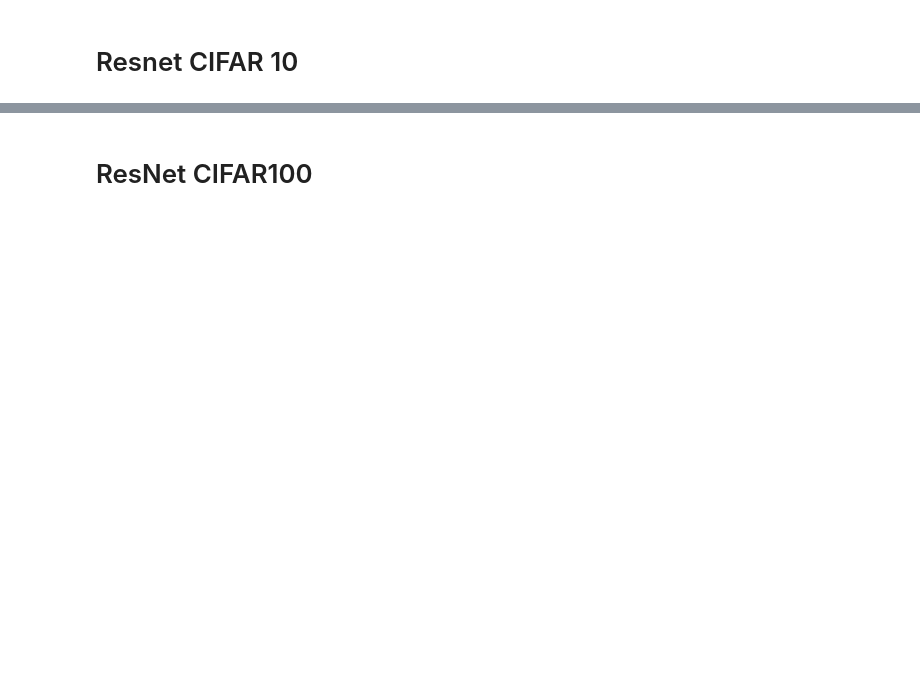
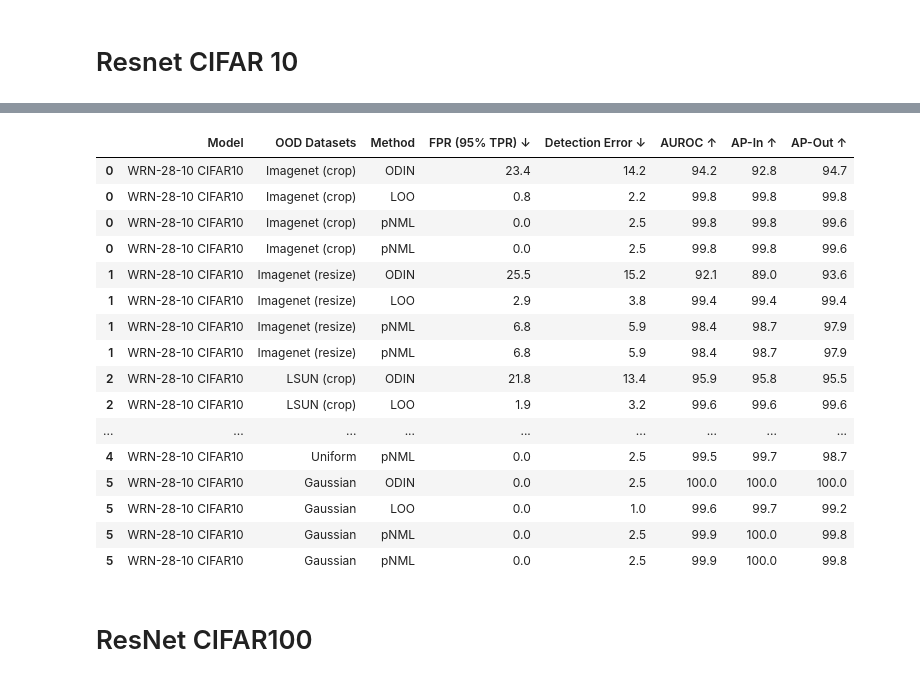
Before and after one commit to kobybibas/pnml_ood_detection, a Jupyter notebook: notebooks/embedding.ipynb, the cells around one changed output, grey strips where cells are left out. Saved outputs shown, nothing was run; the diff lists cells and outputs as text; code cells hidden in the pictures; blank space fills up the shorter version.

```diff
--- a/notebooks/embedding.ipynb
+++ b/notebooks/embedding.ipynb
@@ -299,0 +152,6 @@ result_resnet_cifar10
+# %%
+pnml_df_resnet_cifar10, results_resnet_cifar10_dict = benchmark_pnml(ood_name_benchmark_list,
+                                                                     'WRN-28-10 CIFAR10',
+                                                                     'pNML',
+                                                                     base_dir)
+pnml_df_resnet_cifar10
@@ -300,2 +175,26 @@ result_resnet_cifar10
+# %%
+result_resnet_cifar10 = cat_benchmark_df(odin_df_resnet_cifar10,
+                                         lvo_df_resnet_cifar10,
+                                         pnml_df_resnet_cifar10,    pnml_df_resnet_cifar10)
+#                                          pnml_5_aug_df_resnet_cifar10)
+result_resnet_cifar10
+# %% [output]
+|  | Model | OOD Datasets | Method | FPR (95% TPR) ↓ | Detection Error ↓ | AUROC ↑ | AP-In ↑ | AP-Out ↑ |
+| 0 | WRN-28-10 CIFAR10 | Imagenet (crop) | ODIN | 23.4 | 14.2 | 94.2 | 92.8 | 94.7 |
+| 0 | WRN-28-10 CIFAR10 | Imagenet (crop) | LOO | 0.8 | 2.2 | 99.8 | 99.8 | 99.8 |
+| 0 | WRN-28-10 CIFAR10 | Imagenet (crop) | pNML | 0.0 | 2.5 | 99.8 | 99.8 | 99.6 |
+| 0 | WRN-28-10 CIFAR10 | Imagenet (crop) | pNML | 0.0 | 2.5 | 99.8 | 99.8 | 99.6 |
+| 1 | WRN-28-10 CIFAR10 | Imagenet (resize) | ODIN | 25.5 | 15.2 | 92.1 | 89.0 | 93.6 |
+| 1 | WRN-28-10 CIFAR10 | Imagenet (resize) | LOO | 2.9 | 3.8 | 99.4 | 99.4 | 99.4 |
+| 1 | WRN-28-10 CIFAR10 | Imagenet (resize) | pNML | 6.8 | 5.9 | 98.4 | 98.7 | 97.9 |
+| 1 | WRN-28-10 CIFAR10 | Imagenet (resize) | pNML | 6.8 | 5.9 | 98.4 | 98.7 | 97.9 |
+| 2 | WRN-28-10 CIFAR10 | LSUN (crop) | ODIN | 21.8 | 13.4 | 95.9 | 95.8 | 95.5 |
+| 2 | WRN-28-10 CIFAR10 | LSUN (crop) | LOO | 1.9 | 3.2 | 99.6 | 99.6 | 99.6 |
+| ... | ... | ... | ... | ... | ... | ... | ... | ... |
+| 4 | WRN-28-10 CIFAR10 | Uniform | pNML | 0.0 | 2.5 | 99.5 | 99.7 | 98.7 |
+| 5 | WRN-28-10 CIFAR10 | Gaussian | ODIN | 0.0 | 2.5 | 100.0 | 100.0 | 100.0 |
+| 5 | WRN-28-10 CIFAR10 | Gaussian | LOO | 0.0 | 1.0 | 99.6 | 99.7 | 99.2 |
+| 5 | WRN-28-10 CIFAR10 | Gaussian | pNML | 0.0 | 2.5 | 99.9 | 100.0 | 99.8 |
+| 5 | WRN-28-10 CIFAR10 | Gaussian | pNML | 0.0 | 2.5 | 99.9 | 100.0 | 99.8 |
 # %% [markdown]
 # ResNet CIFAR100
```
Also changed, not shown: parts of 46 cells of this notebook, 16 other files.
